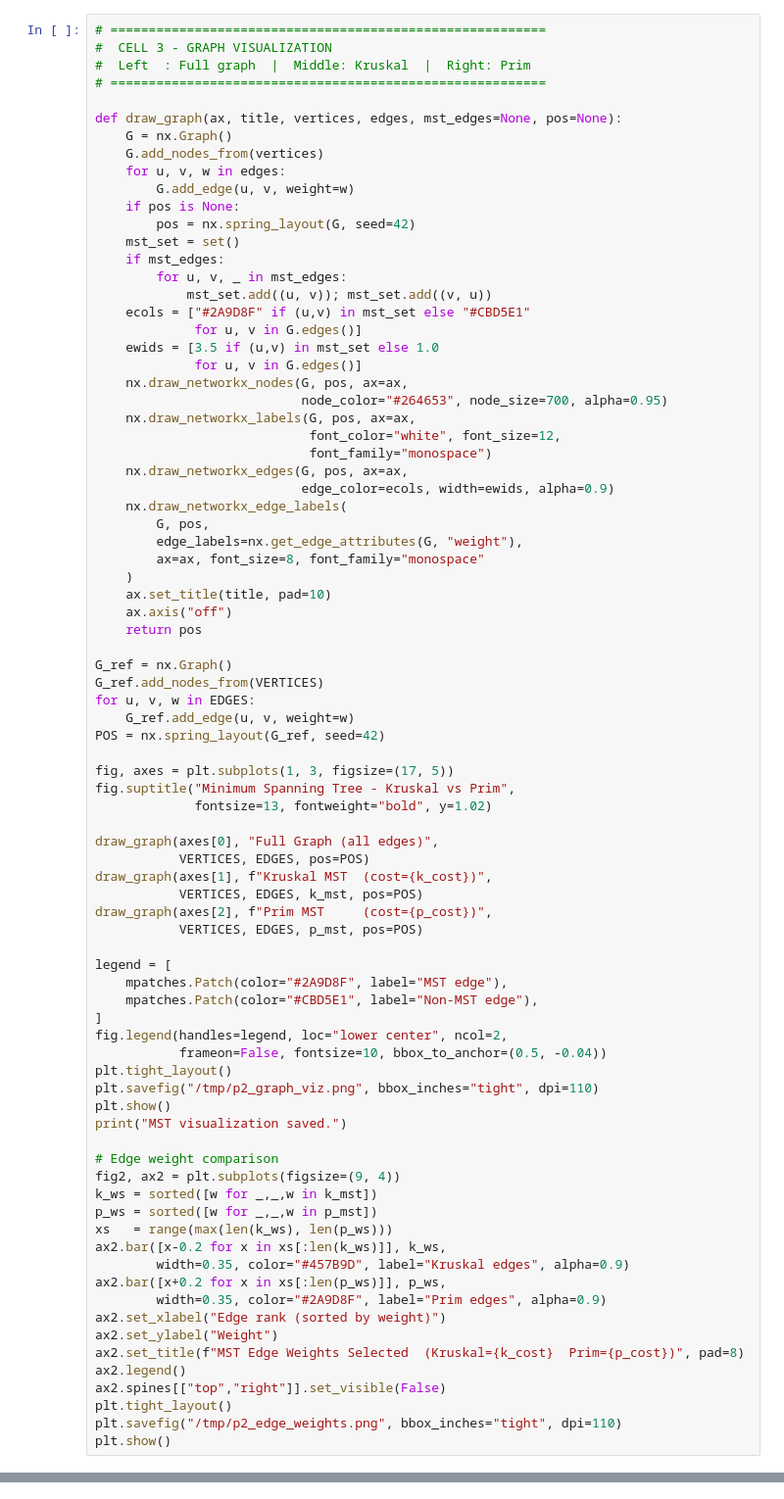
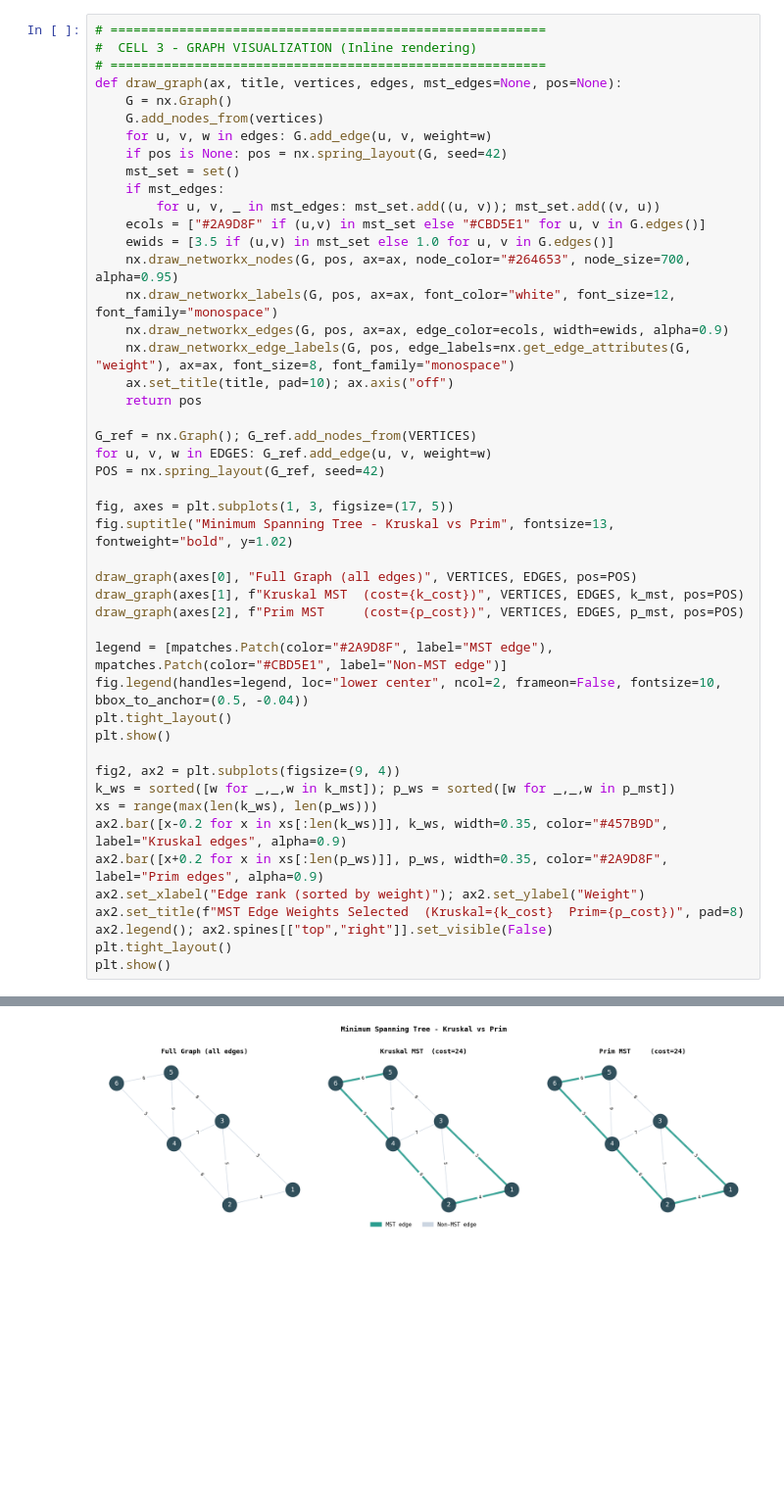
Before and after one commit to garcieee/algorithms-visualizer, a Jupyter notebook: Algorithms Finals/Part2_MST.ipynb, the cells around one changed output, grey strips where cells are left out. Shown at 98% size. Drawn from its saved outputs; the diff is of its cells as text; blank space fills up the shorter version.

```diff
--- a/Algorithms Finals/Part2_MST.ipynb
+++ b/Algorithms Finals/Part2_MST.ipynb
@@ -421,84 +145,49 @@ print("─" * 40)
 ────────────────────────────────────────
 # %%
 # =========================================================
-#  CELL 3 - GRAPH VISUALIZATION
-#  Left  : Full graph  |  Middle: Kruskal  |  Right: Prim
+#  CELL 3 - GRAPH VISUALIZATION (Inline rendering)
 # =========================================================
-
 def draw_graph(ax, title, vertices, edges, mst_edges=None, pos=None):
     G = nx.Graph()
     G.add_nodes_from(vertices)
-    for u, v, w in edges:
-        G.add_edge(u, v, weight=w)
-    if pos is None:
-        pos = nx.spring_layout(G, seed=42)
+    for u, v, w in edges: G.add_edge(u, v, weight=w)
+    if pos is None: pos = nx.spring_layout(G, seed=42)
     mst_set = set()
     if mst_edges:
-        for u, v, _ in mst_edges:
-            mst_set.add((u, v)); mst_set.add((v, u))
-    ecols = ["#2A9D8F" if (u,v) in mst_set else "#CBD5E1"
-             for u, v in G.edges()]
-    ewids = [3.5 if (u,v) in mst_set else 1.0
-             for u, v in G.edges()]
-    nx.draw_networkx_nodes(G, pos, ax=ax,
-                           node_color="#264653", node_size=700, alpha=0.95)
-    nx.draw_networkx_labels(G, pos, ax=ax,
-                            font_color="white", font_size=12,
-                            font_family="monospace")
-    nx.draw_networkx_edges(G, pos, ax=ax,
-                           edge_color=ecols, width=ewids, alpha=0.9)
-    nx.draw_networkx_edge_labels(
-        G, pos,
-        edge_labels=nx.get_edge_attributes(G, "weight"),
-        ax=ax, font_size=8, font_family="monospace"
-    )
-    ax.set_title(title, pad=10)
-    ax.axis("off")
+        for u, v, _ in mst_edges: mst_set.add((u, v)); mst_set.add((v, u))
+    ecols = ["#2A9D8F" if (u,v) in mst_set else "#CBD5E1" for u, v in G.edges()]
+    ewids = [3.5 if (u,v) in mst_set else 1.0 for u, v in G.edges()]
+    nx.draw_networkx_nodes(G, pos, ax=ax, node_color="#264653", node_size=700, alpha=0.95)
+    nx.draw_networkx_labels(G, pos, ax=ax, font_color="white", font_size=12, font_family="monospace")
+    nx.draw_networkx_edges(G, pos, ax=ax, edge_color=ecols, width=ewids, alpha=0.9)
+    nx.draw_networkx_edge_labels(G, pos, edge_labels=nx.get_edge_attributes(G, "weight"), ax=ax, font_size=8, font_family="monospace")
+    ax.set_title(title, pad=10); ax.axis("off")
     return pos
 
-G_ref = nx.Graph()
-G_ref.add_nodes_from(VERTICES)
-for u, v, w in EDGES:
-    G_ref.add_edge(u, v, weight=w)
+G_ref = nx.Graph(); G_ref.add_nodes_from(VERTICES)
+for u, v, w in EDGES: G_ref.add_edge(u, v, weight=w)
 POS = nx.spring_layout(G_ref, seed=42)
 
 fig, axes = plt.subplots(1, 3, figsize=(17, 5))
-fig.suptitle("Minimum Spanning Tree - Kruskal vs Prim",
-             fontsize=13, fontweight="bold", y=1.02)
+fig.suptitle("Minimum Spanning Tree - Kruskal vs Prim", fontsize=13, fontweight="bold", y=1.02)
 
-draw_graph(axes[0], "Full Graph (all edges)",
-           VERTICES, EDGES, pos=POS)
-draw_graph(axes[1], f"Kruskal MST  (cost={k_cost})",
-           VERTICES, EDGES, k_mst, pos=POS)
-draw_graph(axes[2], f"Prim MST     (cost={p_cost})",
-           VERTICES, EDGES, p_mst, pos=POS)
+draw_graph(axes[0], "Full Graph (all edges)", VERTICES, EDGES, pos=POS)
+draw_graph(axes[1], f"Kruskal MST  (cost={k_cost})", VERTICES, EDGES, k_mst, pos=POS)
+draw_graph(axes[2], f"Prim MST     (cost={p_cost})", VERTICES, EDGES, p_mst, pos=POS)
 
-legend = [
-    mpatches.Patch(color="#2A9D8F", label="MST edge"),
-    mpatches.Patch(color="#CBD5E1", label="Non-MST edge"),
-]
-fig.legend(handles=legend, loc="lower center", ncol=2,
-           frameon=False, fontsize=10, bbox_to_anchor=(0.5, -0.04))
+legend = [mpatches.Patch(color="#2A9D8F", label="MST edge"), mpatches.Patch(color="#CBD5E1", label="Non-MST edge")]
+fig.legend(handles=legend, loc="lower center", ncol=2, frameon=False, fontsize=10, bbox_to_anchor=(0.5, -0.04))
 plt.tight_layout()
-plt.savefig("/tmp/p2_graph_viz.png", bbox_inches="tight", dpi=110)
 plt.show()
-print("MST visualization saved.")
 
-# Edge weight comparison
 fig2, ax2 = plt.subplots(figsize=(9, 4))
-k_ws = sorted([w for _,_,w in k_mst])
-p_ws = sorted([w for _,_,w in p_mst])
-xs   = range(max(len(k_ws), len(p_ws)))
-ax2.bar([x-0.2 for x in xs[:len(k_ws)]], k_ws,
-        width=0.35, color="#457B9D", label="Kruskal edges", alpha=0.9)
-ax2.bar([x+0.2 for x in xs[:len(p_ws)]], p_ws,
-        width=0.35, color="#2A9D8F", label="Prim edges", alpha=0.9)
-ax2.set_xlabel("Edge rank (sorted by weight)")
-ax2.set_ylabel("Weight")
+k_ws = sorted([w for _,_,w in k_mst]); p_ws = sorted([w for _,_,w in p_mst])
+xs = range(max(len(k_ws), len(p_ws)))
+ax2.bar([x-0.2 for x in xs[:len(k_ws)]], k_ws, width=0.35, color="#457B9D", label="Kruskal edges", alpha=0.9)
+ax2.bar([x+0.2 for x in xs[:len(p_ws)]], p_ws, width=0.35, color="#2A9D8F", label="Prim edges", alpha=0.9)
+ax2.set_xlabel("Edge rank (sorted by weight)"); ax2.set_ylabel("Weight")
 ax2.set_title(f"MST Edge Weights Selected  (Kruskal={k_cost}  Prim={p_cost})", pad=8)
-ax2.legend()
-ax2.spines[["top","right"]].set_visible(False)
+ax2.legend(); ax2.spines[["top","right"]].set_visible(False)
 plt.tight_layout()
-plt.savefig("/tmp/p2_edge_weights.png", bbox_inches="tight", dpi=110)
 plt.show()
 # %% [output]
@@ -505,0 +194 @@ MST visualization saved.
+[figure, added]
```
Also changed, not shown: parts of 5 cells of this notebook, 5 other files.
